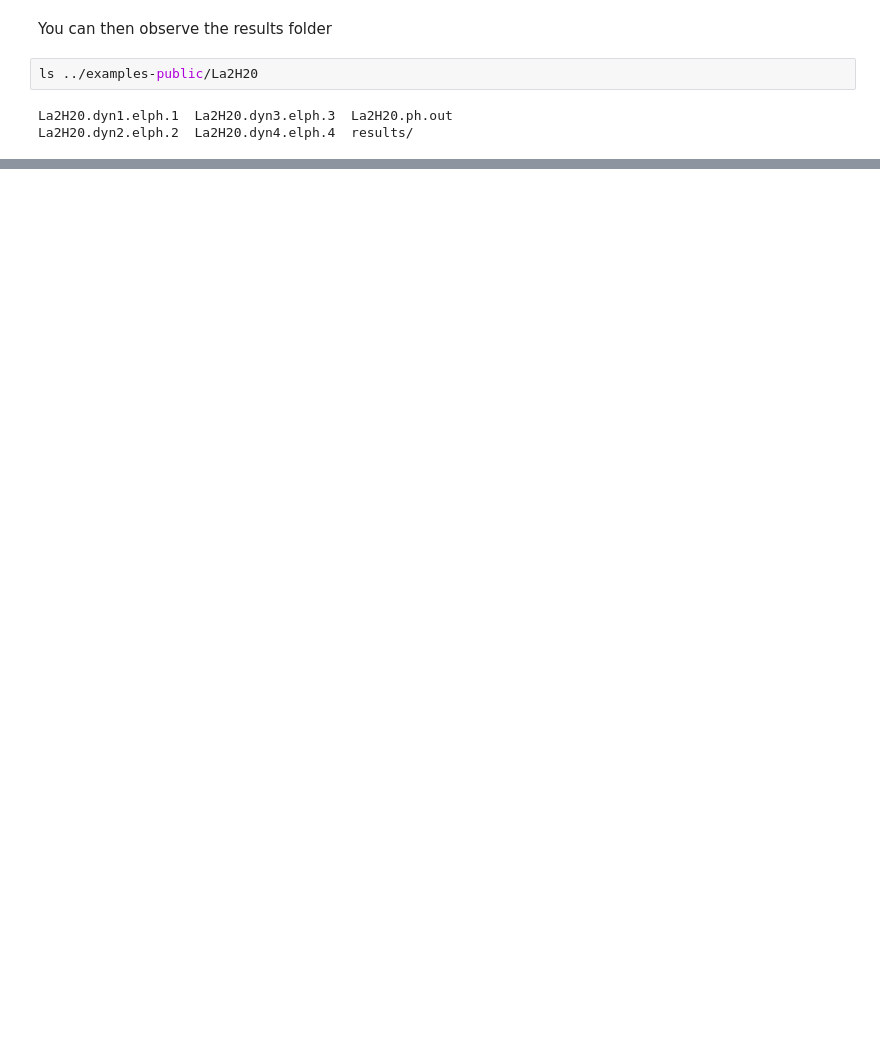
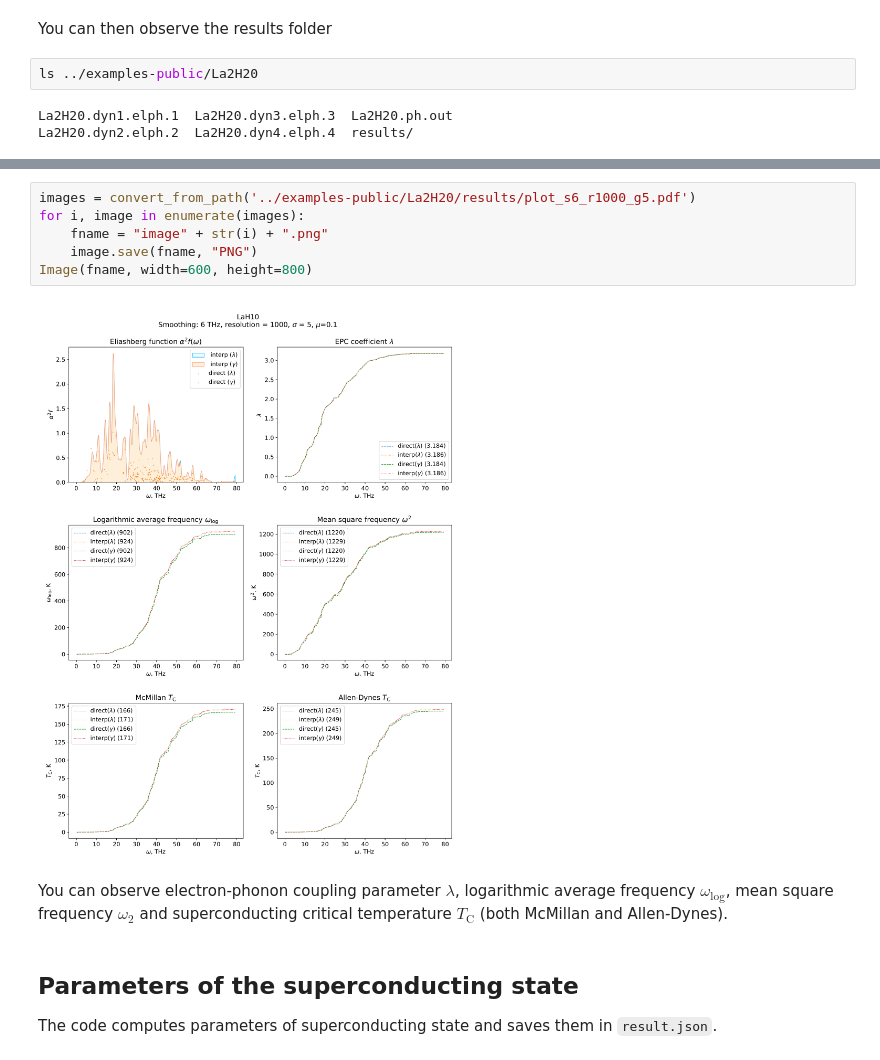
Before and after one commit to GitGreg228/a2f, a Jupyter notebook: notebooks/a2f_tutorial.ipynb, the cells around one changed output, grey strips where cells are left out. Cells and saved outputs as stored; diff of their text form; blank space fills up the shorter version.

```diff
--- a/notebooks/a2f_tutorial.ipynb
+++ b/notebooks/a2f_tutorial.ipynb
@@ -129,0 +265,13 @@ where
+# %%
+images = convert_from_path('../examples-public/La2H20/results/plot_s6_r1000_g5.pdf')
+for i, image in enumerate(images):
+    fname = "image" + str(i) + ".png"
+    image.save(fname, "PNG")
+Image(fname, width=600, height=800)
+# %% [output]
+[figure, added]
+# %% [markdown]
+You can observe electron-phonon coupling parameter $\lambda$, logarithmic average frequency $\omega_{\log}$, mean square frequency $\omega_2$ and superconducting critical temperature $T_{\mathrm{C}}$ (both McMillan and Allen-Dynes).
+# %% [markdown]
+## Parameters of the superconducting state
+The code computes parameters of superconducting state and saves them in `result.json`.
```
Also changed, not shown: parts of 31 cells of this notebook.
